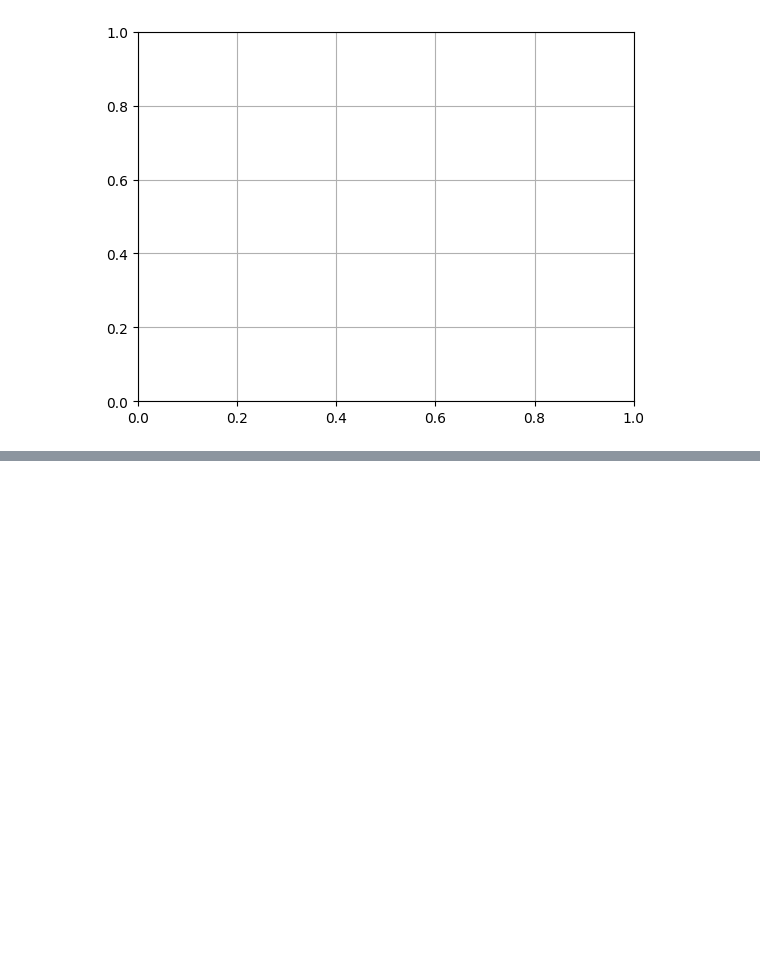
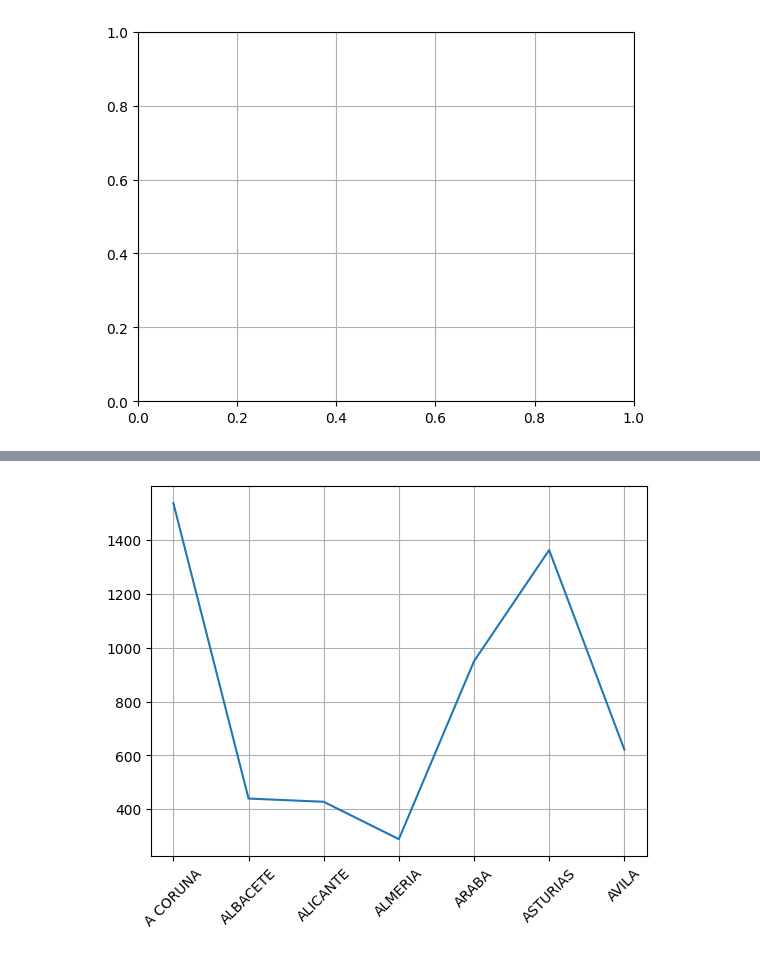
Before and after one commit to MyAppsTest/ciencia_datos_udemy_fg, a Jupyter notebook: Matplotlib.ipynb, the cells around one changed output, grey strips where cells are left out. Cells and saved outputs as stored; diff of their text form; code cells hidden in the pictures; blank space fills up the shorter version.

```diff
--- a/Matplotlib.ipynb
+++ b/Matplotlib.ipynb
@@ -45,0 +52,6 @@ plt.plot(x,y,"go-");
+# %%
+plt.plot(df['region'], df['anual'])
+plt.grid()
+plt.xticks(rotation=45);
+# %% [output]
+[figure, added]
```
Also changed, not shown: parts of 2 cells of this notebook.
